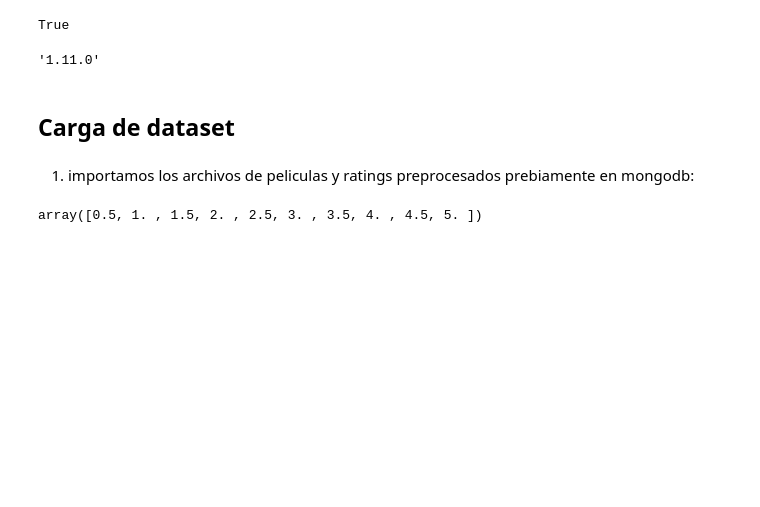
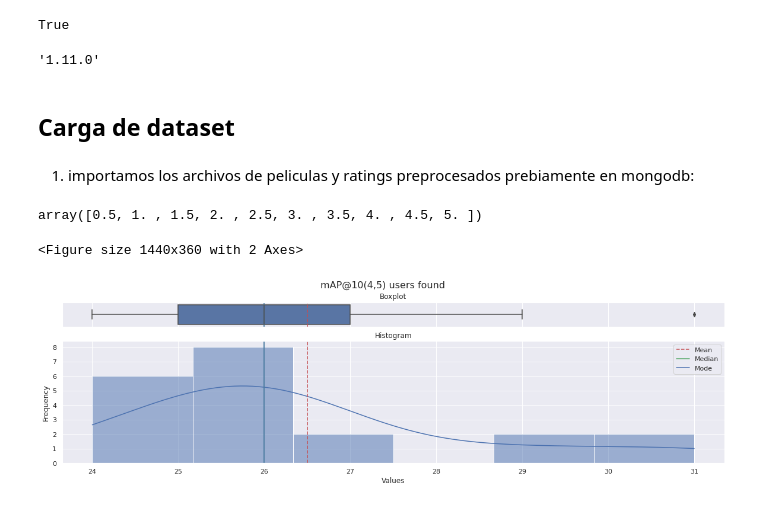
Before and after one commit to adrianmarino/thesis-paper, a Jupyter notebook: notebooks/knn_models.ipynb, the cells around one changed output. Cells and saved outputs as stored; diff of their text form; code cells hidden in the pictures; blank space fills up the shorter version.

```diff
--- a/notebooks/knn_models.ipynb
+++ b/notebooks/knn_models.ipynb
@@ -72,18 +72,23 @@ ratings
 # %% [output]
 array([0.5, 1. , 1.5, 2. , 2.5, 3. , 3.5, 4. , 4.5, 5. ])
 # %%
-discretizer = dr.round_sequence(
-    ratings,
-    min_value = 0.5,
-    max_value = 5.0
-)
-
 validator = ml.Validator(
     n_samples  = 50,
     batch_size = 20,
     metrics    = [
         mt.RMSE(),
-        mt.FBetaScore(beta=1, discretizer=discretizer, num_classes=len(ratings))
+        mt.FBetaScore(
+            beta=1,
+            discretizer=dr.round_sequence(ratings),
+            num_classes=len(ratings)
+        )
     ],
     predictors = [user_predictor, item_predictor]
 )
+
+summary = validator.validate(
+    dataset,
+    n_neighbors=5000
+)
+
+summary.save('../metrics/baseline')
@@ -95 +95,6 @@ summary = validator.validate(
+# %%
+pl.describe_num_var(summary.data, 'mAP@10(4,5) users found')
+# %% [output]
+<Figure size 1440x360 with 2 Axes>
+[figure, added]
 # %%
```
Also changed, not shown: parts of 6 cells of this notebook, 13 other files.
